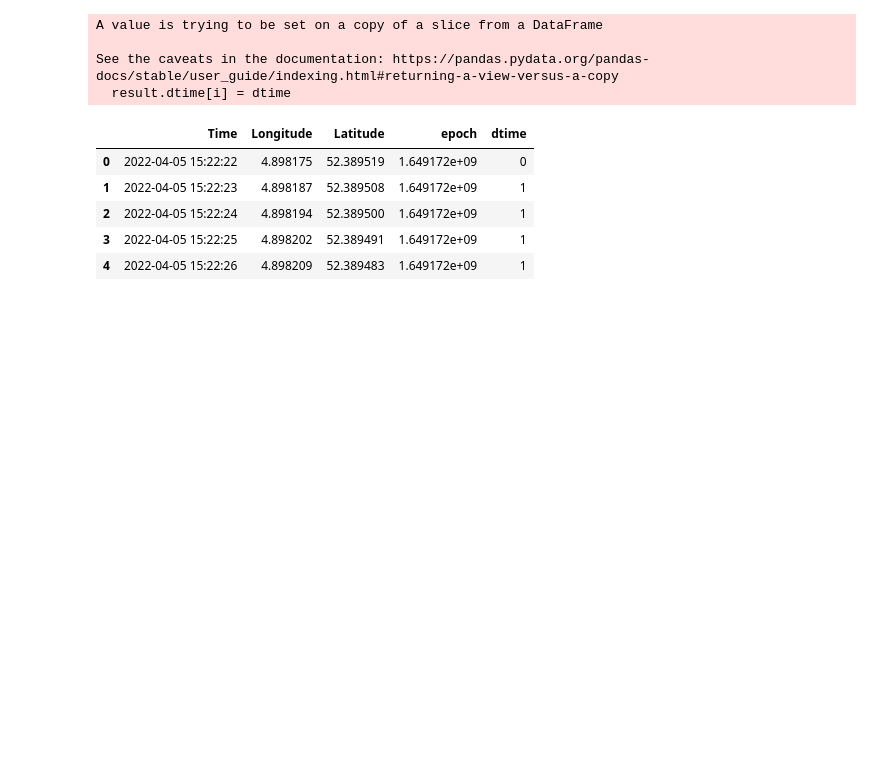
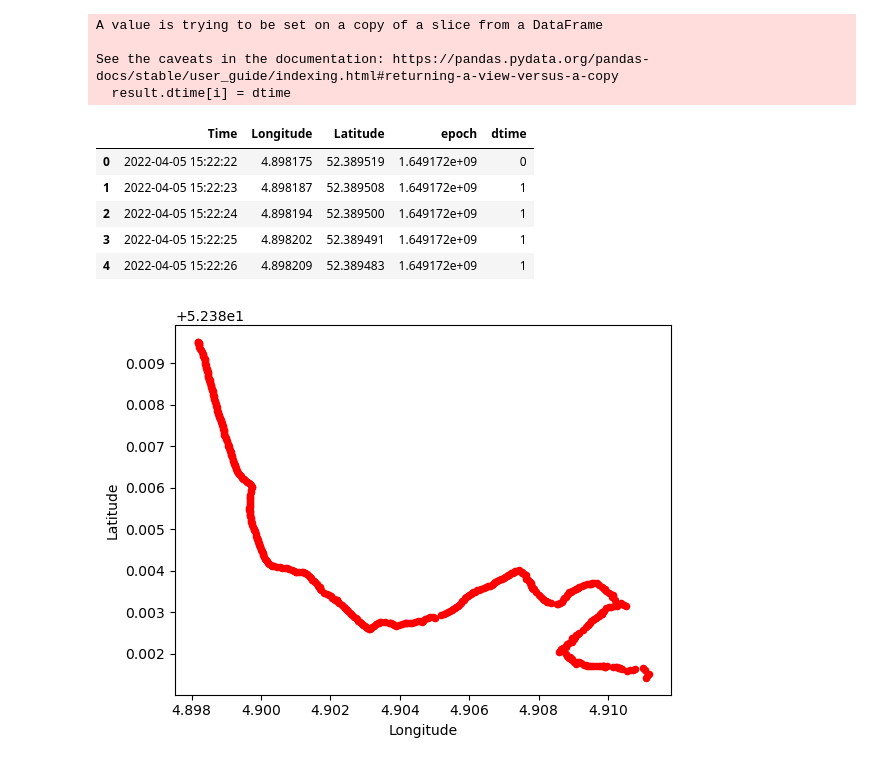
Before and after one commit to MaasGoudswaard/MTB-simulator, a Jupyter notebook: Python strava analysis/Loading data.ipynb, the cells around one changed output. Saved outputs shown, nothing was run; the diff lists cells and outputs as text; code cells hidden in the pictures; blank space fills up the shorter version.

```diff
--- a/Python strava analysis/Loading data.ipynb
+++ b/Python strava analysis/Loading data.ipynb
@@ -59,12 +61,15 @@ A value is trying to be set on a copy of a slice from a DataFrame
 See the caveats in the documentation: https://pandas.pydata.org/pandas-docs/stable/user_guide/indexing.html#returning-a-view-versus-a-copy
   result.dtime[i] = dtime
 # %%
+# result.head()
+# result = result.loc[100:150]
+result.plot(kind='scatter',x='Longitude',y='Latitude',color='red')
 result.head()
-# result.plot(kind='scatter',x='Longitude',y='Latitude',color='red')
 # %% [output]
 |  | Time | Longitude | Latitude | epoch | dtime |
 | 0 | 2022-04-05 15:22:22 | 4.898175 | 52.389519 | 1.649172e+09 | 0 |
 | 1 | 2022-04-05 15:22:23 | 4.898187 | 52.389508 | 1.649172e+09 | 1 |
 | 2 | 2022-04-05 15:22:24 | 4.898194 | 52.389500 | 1.649172e+09 | 1 |
 | 3 | 2022-04-05 15:22:25 | 4.898202 | 52.389491 | 1.649172e+09 | 1 |
 | 4 | 2022-04-05 15:22:26 | 4.898209 | 52.389483 | 1.649172e+09 | 1 |
+[figure, added]
```
Also changed, not shown: parts of 5 cells of this notebook.
